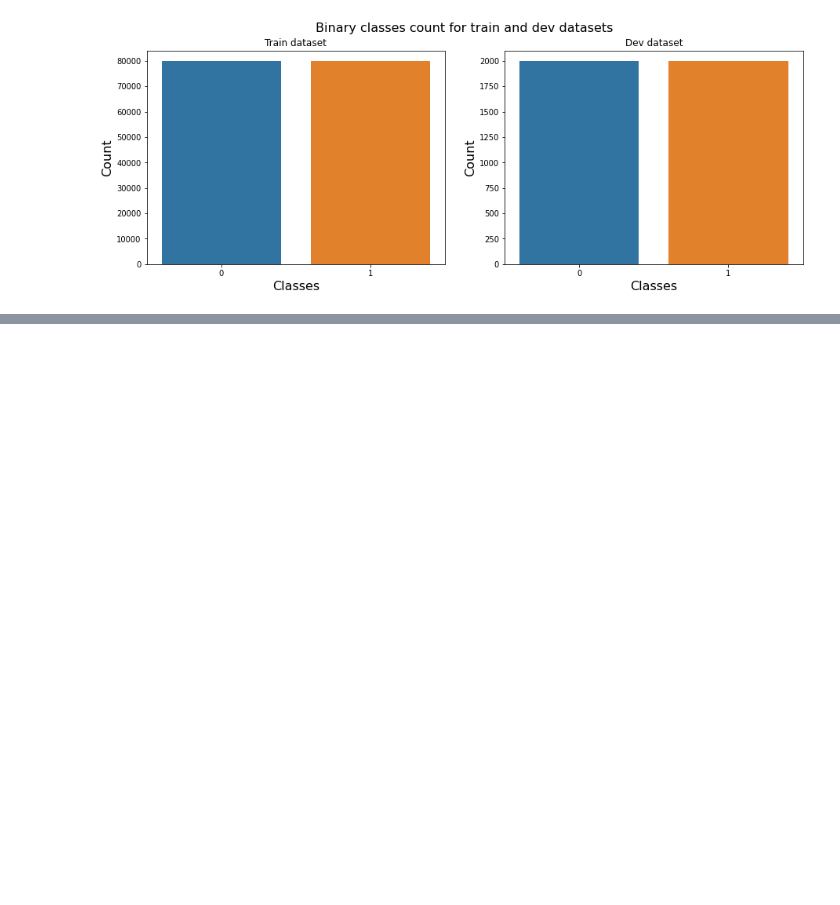
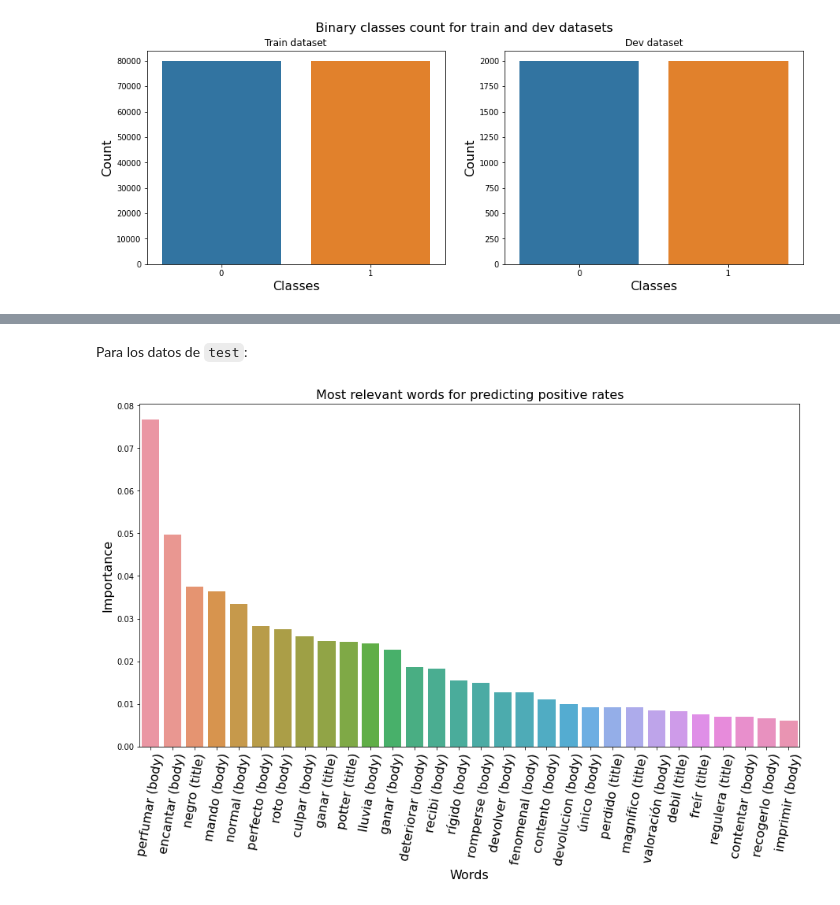
Before and after one commit to ricardoleoncorreia/amazon-review-score-predictor, a Jupyter notebook: DS_Proyecto_03_NLP.ipynb, the cells around one changed output, grey strips where cells are left out. Saved outputs shown, nothing was run; the diff lists cells and outputs as text; code cells hidden in the pictures; blank space fills up the shorter version.

```diff
--- a/DS_Proyecto_03_NLP.ipynb
+++ b/DS_Proyecto_03_NLP.ipynb
@@ -842,2 +844,4 @@ Training time: 1.28 min
 Accuracy for dev set: 86.40%
 [figure]
+# %% [markdown]
+Para los datos de `test`:
@@ -843,0 +852,6 @@ Accuracy for dev set: 86.40%
+# %%
+importances = binary_random_forest.estimators_[0].feature_importances_
+
+plot_feature_importance(all_words, importances, "positive rates")
+# %% [output]
+[figure, added]
```
Also changed, not shown: parts of 41 cells of this notebook.
